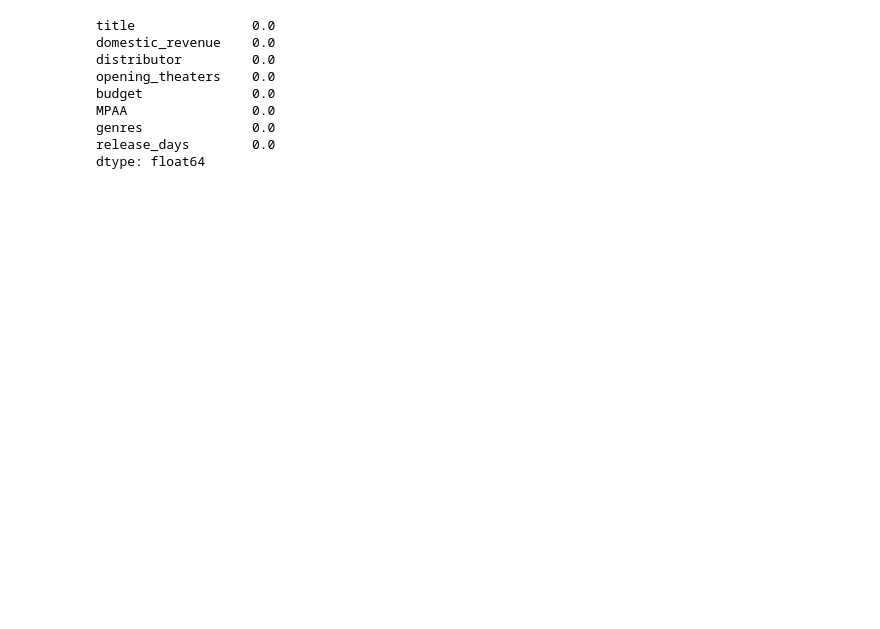
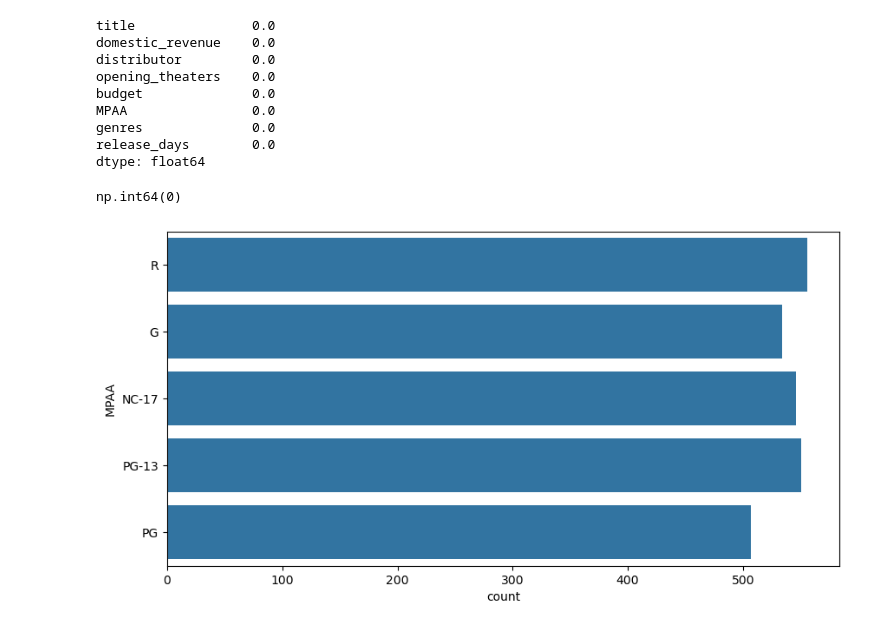
Before and after one commit to Sumanpradhan1706/practical-ml-projects, a Jupyter notebook: 05_Box Office Revenue Prediction/anaconda_projects/db/Box Office Revenue Prediction.ipynb, the cells around one changed output. Saved outputs shown, nothing was run; the diff lists cells and outputs as text; code cells hidden in the pictures; blank space fills up the shorter version.

```diff
--- a/05_Box Office Revenue Prediction/anaconda_projects/db/Box Office Revenue Prediction.ipynb
+++ b/05_Box Office Revenue Prediction/anaconda_projects/db/Box Office Revenue Prediction.ipynb
@@ -81,3 +81,30 @@ MPAA                0.0
 genres              0.0
 release_days        0.0
 dtype: float64
+# %%
+df.drop('budget', axis=1, inplace=True)
+
+for col in ['MPAA', 'genres']:
+    df[col] = df[col].fillna(df[col].mode()[0])
+
+df.dropna(inplace=True)
+
+df.isnull().sum().sum()
+# %% [output]
+np.int64(0)
+# %%
+df['domestic_revenue'] = df['domestic_revenue'].astype(str).str[1:]
+
+for col in ['domestic_revenue', 'opening_theaters', 'release_days']:
+    df[col] = df[col].astype(str).str.replace(',', '')
+
+    temp = (~df[col].isnull())
+    df[temp][col] = df[temp][col].convert_dtypes(float)
+
+    df[col] = pd.to_numeric(df[col], errors='coerce')
+# %%
+plt.figure(figsize=(10, 5))
+sb.countplot(df['MPAA'])
+plt.show()
+# %% [output]
+[figure, added]
```
Also changed, not shown: parts of 3 cells of this notebook, 1 other file.
